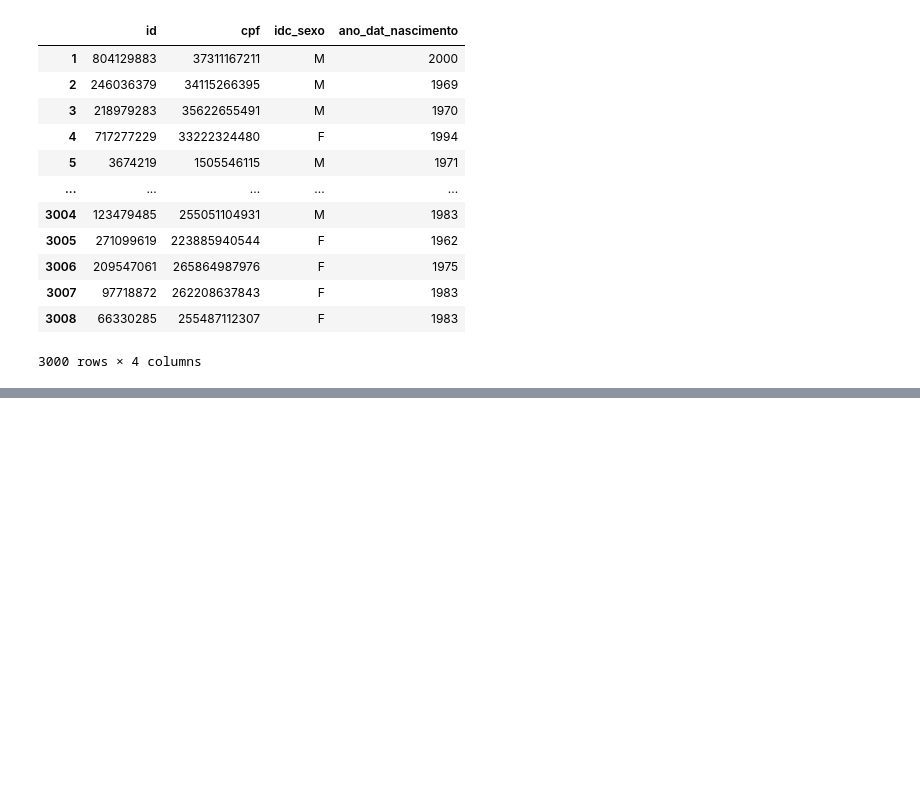
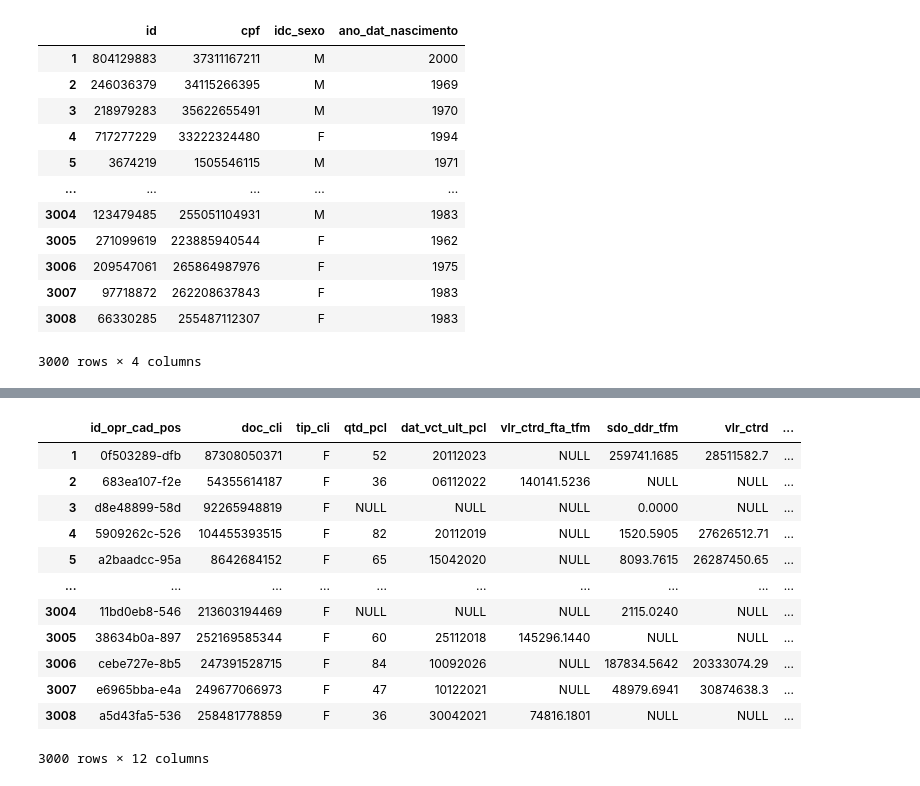
Before and after one commit to hsousadev/SPC-projeto-integrador, a Jupyter notebook: Entrega 3/Puxando Dados - Entrega 4.ipynb, the cells around one changed output, grey strips where cells are left out. Drawn from its saved outputs; the diff is of its cells as text; code cells hidden in the pictures; blank space fills up the shorter version.

```diff
--- a/Entrega 3/Puxando Dados - Entrega 4.ipynb
+++ b/Entrega 3/Puxando Dados - Entrega 4.ipynb
@@ -157,3 +153,11 @@ pessoa_fisica.columns = ['id', 'cpf', 'idc_sexo', 'ano_dat_nascimento']
+# %%
+# Definindo os novos nomes das colunas:
+
+pessoa_fisica.columns = ['id', 'cpf', 'idc_sexo', 'ano_dat_nascimento']
+endereco_pessoa_fisica.columns = ['id_pessoa_fisica', 'nom_cidade', 'des_estado']
+fatec_operacao.columns = ['id_opr_cad_pos', 'doc_cli', 'tip_cli', 'qtd_pcl', 'dat_vct_ult_pcl', 'vlr_ctrd_fta_tfm', 'sdo_ddr_tfm', 'vlr_ctrd', 'id_ult_rss_opr', 'id_mdl', 'cod_mdl', 'id_fnt']
+fatec_movimento.columns =  ['id_opr_cad_pos', 'id_mvt_cad_pos', 'dat_vct', 'qtd_pcl_vnc', 'qtd_pcl_pgr', 'vlr_tot_fat_tfm',	'vlr_min_fat_tfm', 'vlr_pcl_tfm', 'tip_mvt', 'prd']
+fatec_pagamento.columns = ['id_opr_cad_pos', 'id_mvt_cad_pos', 'id_pgt_cad_pos', 'dat_pgt', 'dat_vct_tfm', 'vlr_pgt_tfm', 'cod_mdl', 'cmd']
 # %%
 # Nomeclatura das colunas depois da alteração:
 
@@ -179,12 +182,20 @@ pessoa_fisica.head()
 # Retirando os valores nulos entre as quebras de página:
 
 pessoa_fisica = pessoa_fisica[(pd.isna(pessoa_fisica['cpf']) != True)]
+endereco_pessoa_fisica = endereco_pessoa_fisica[(pd.isna(endereco_pessoa_fisica['id_pessoa_fisica']) != True)]
+fatec_operacao = fatec_operacao[(pd.isna(fatec_operacao['id_opr_cad_pos']) != True)]
+fatec_movimento = fatec_movimento[(pd.isna(fatec_movimento['id_opr_cad_pos']) != True)]
+fatec_pagamento = fatec_pagamento[(pd.isna(fatec_pagamento['id_opr_cad_pos']) != True)]
 # %% [markdown]
 ## Retirando as quebras de pagina no DataFrame
 # %%
 # Usando a váriavel anterior para retirar as quebrar de página:
 
-pessoa_fisica = pessoa_fisica[(pessoa_fisica['cpf'] != ' cpf          ')]
+pessoa_fisica = pessoa_fisica[(pessoa_fisica['id'] != coluna_pessoa_fisica)]
+endereco_pessoa_fisica = endereco_pessoa_fisica[(endereco_pessoa_fisica['id_pessoa_fisica'] != coluna_endereco_pessoa_fisica)]
+fatec_operacao = fatec_operacao[(fatec_operacao['id_opr_cad_pos'] != coluna_fatec_operacao)]
+fatec_movimento = fatec_movimento[(fatec_movimento['id_opr_cad_pos'] != coluna_fatec_movimento)]
+fatec_pagamento = fatec_pagamento[(fatec_pagamento['id_opr_cad_pos'] != coluna_fatec_pagamento)]
 # %%
 pessoa_fisica
 # %% [output]
@@ -203,0 +231,16 @@ pessoa_fisica
+# %%
+fatec_operacao
+# %% [output]
+|  | id_opr_cad_pos | doc_cli | tip_cli | qtd_pcl | dat_vct_ult_pcl | vlr_ctrd_fta_tfm | sdo_ddr_tfm | vlr_ctrd | ... |
+| 1 | 0f503289-dfb | 87308050371 | F | 52 | 20112023 | NULL | 259741.1685 | 28511582.7 | ... |
+| 2 | 683ea107-f2e | 54355614187 | F | 36 | 06112022 | 140141.5236 | NULL | NULL | ... |
+| 3 | d8e48899-58d | 92265948819 | F | NULL | NULL | NULL | 0.0000 | NULL | ... |
+| 4 | 5909262c-526 | 104455393515 | F | 82 | 20112019 | NULL | 1520.5905 | 27626512.71 | ... |
+| 5 | a2baadcc-95a | 8642684152 | F | 65 | 15042020 | NULL | 8093.7615 | 26287450.65 | ... |
+| ... | ... | ... | ... | ... | ... | ... | ... | ... | ... |
+| 3004 | 11bd0eb8-546 | 213603194469 | F | NULL | NULL | NULL | 2115.0240 | NULL | ... |
+| 3005 | 38634b0a-897 | 252169585344 | F | 60 | 25112018 | 145296.1440 | NULL | NULL | ... |
+| 3006 | cebe727e-8b5 | 247391528715 | F | 84 | 10092026 | NULL | 187834.5642 | 20333074.29 | ... |
+| 3007 | e6965bba-e4a | 249677066973 | F | 47 | 10122021 | NULL | 48979.6941 | 30874638.3 | ... |
+| 3008 | a5d43fa5-536 | 258481778859 | F | 36 | 30042021 | 74816.1801 | NULL | NULL | ... |
+3000 rows × 12 columns
```
Also changed, not shown: parts of 5 cells of this notebook.
